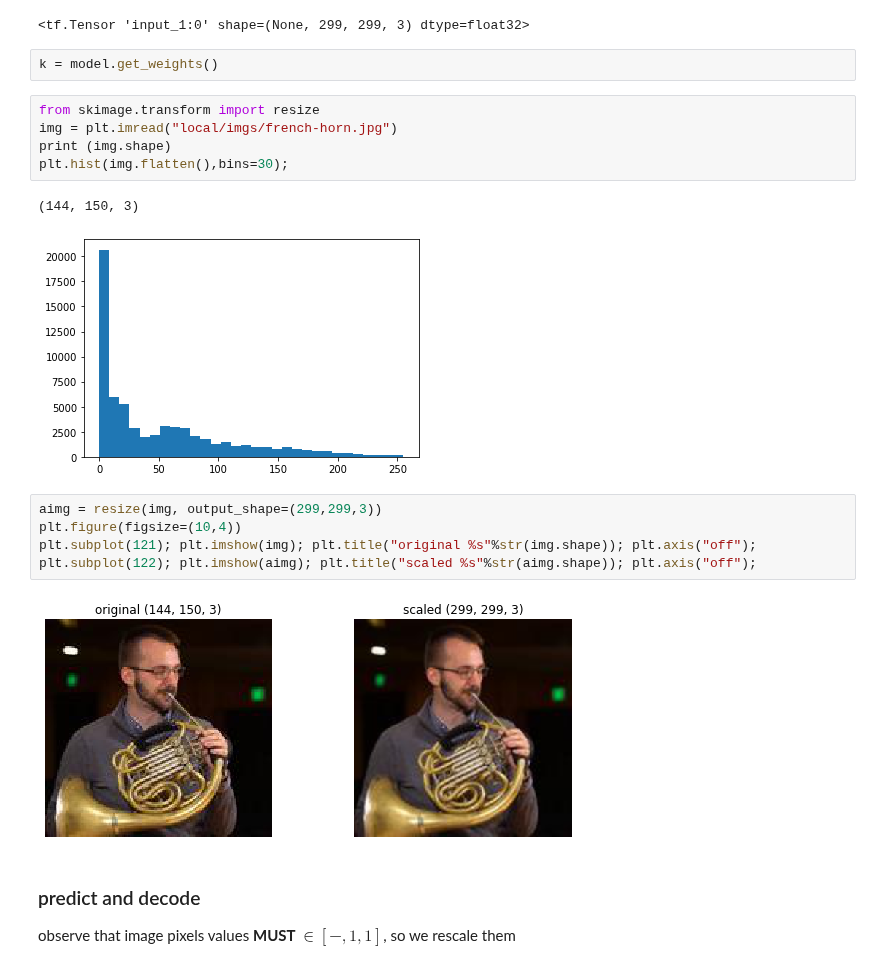
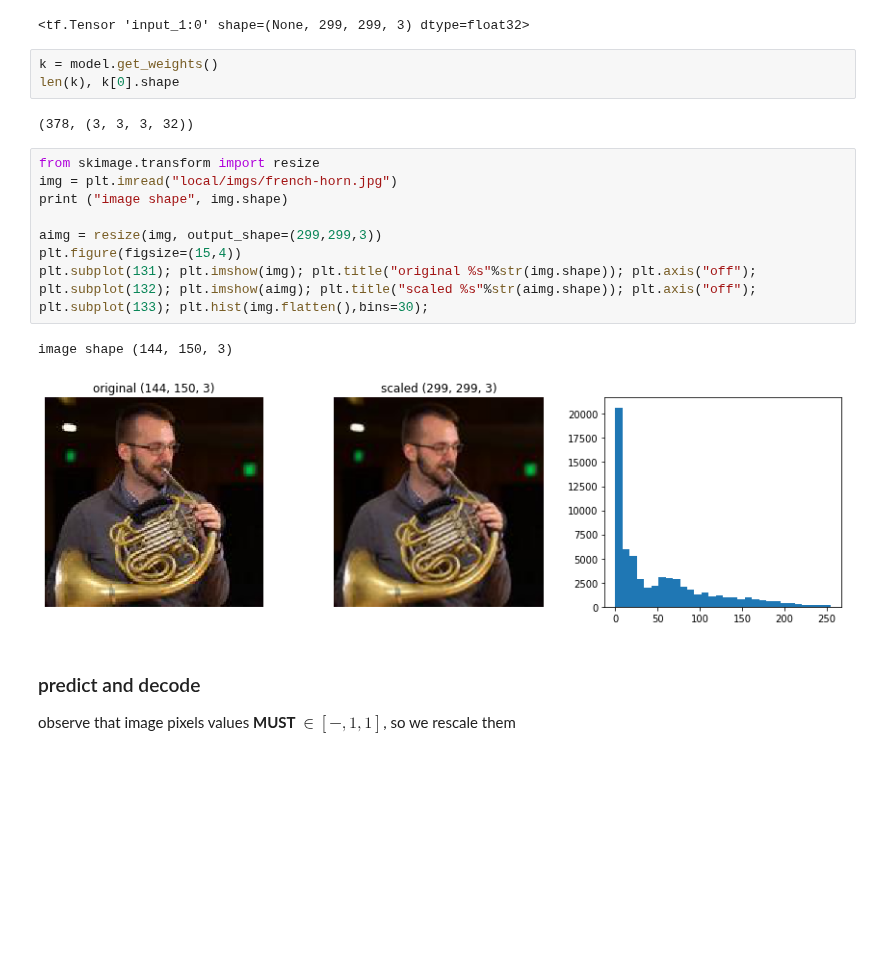
Before and after one commit to jdariasl/DiplomadoEPM_2019, a Jupyter notebook: Modulo3/Modulo 3 (13 - Using Pretrained Models).ipynb, the cells around one changed output. Cells and saved outputs as stored; diff of their text form; blank space fills up the shorter version.

```diff
--- a/Modulo3/Modulo 3 (13 - Using Pretrained Models).ipynb
+++ b/Modulo3/Modulo 3 (13 - Using Pretrained Models).ipynb
@@ -59,21 +59,22 @@ k.input
 <tf.Tensor 'input_1:0' shape=(None, 299, 299, 3) dtype=float32>
 # %%
 k = model.get_weights()
+len(k), k[0].shape
+# %% [output]
+(378, (3, 3, 3, 32))
 # %%
 from skimage.transform import resize
 img = plt.imread("local/imgs/french-horn.jpg")
-print (img.shape)
-plt.hist(img.flatten(),bins=30);
+print ("image shape", img.shape)
+
+aimg = resize(img, output_shape=(299,299,3))
+plt.figure(figsize=(15,4))
+plt.subplot(131); plt.imshow(img); plt.title("original %s"%str(img.shape)); plt.axis("off");
+plt.subplot(132); plt.imshow(aimg); plt.title("scaled %s"%str(aimg.shape)); plt.axis("off");
+plt.subplot(133); plt.hist(img.flatten(),bins=30);
 # %% [output]
-(144, 150, 3)
+image shape (144, 150, 3)
-[figure, old version]
+[figure, new version]
-# %%
-aimg = resize(img, output_shape=(299,299,3))
-plt.figure(figsize=(10,4))
-plt.subplot(121); plt.imshow(img); plt.title("original %s"%str(img.shape)); plt.axis("off");
-plt.subplot(122); plt.imshow(aimg); plt.title("scaled %s"%str(aimg.shape)); plt.axis("off");
-# %% [output]
-[figure, removed]
 # %% [markdown]
 ### predict and decode
 
```
